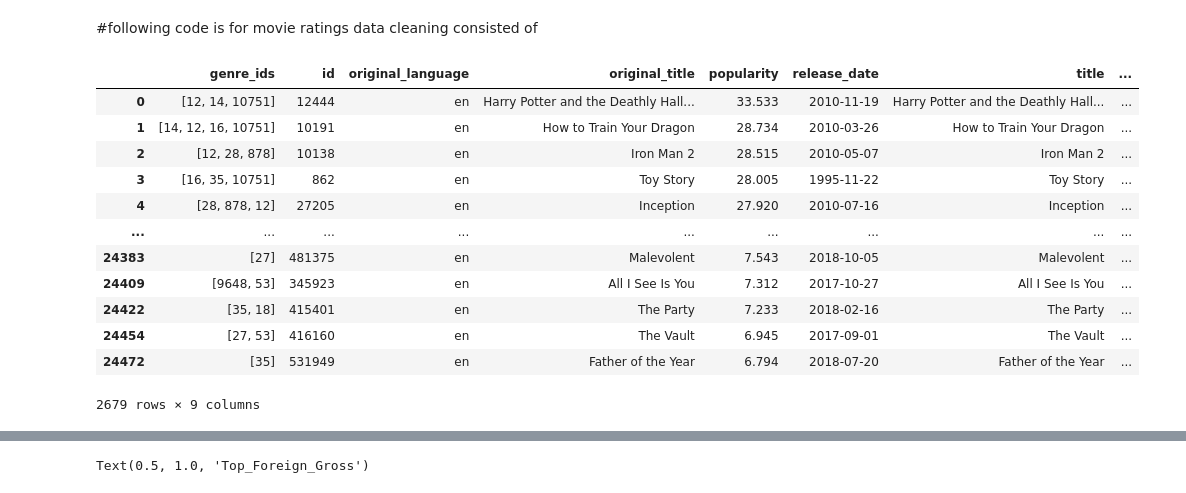
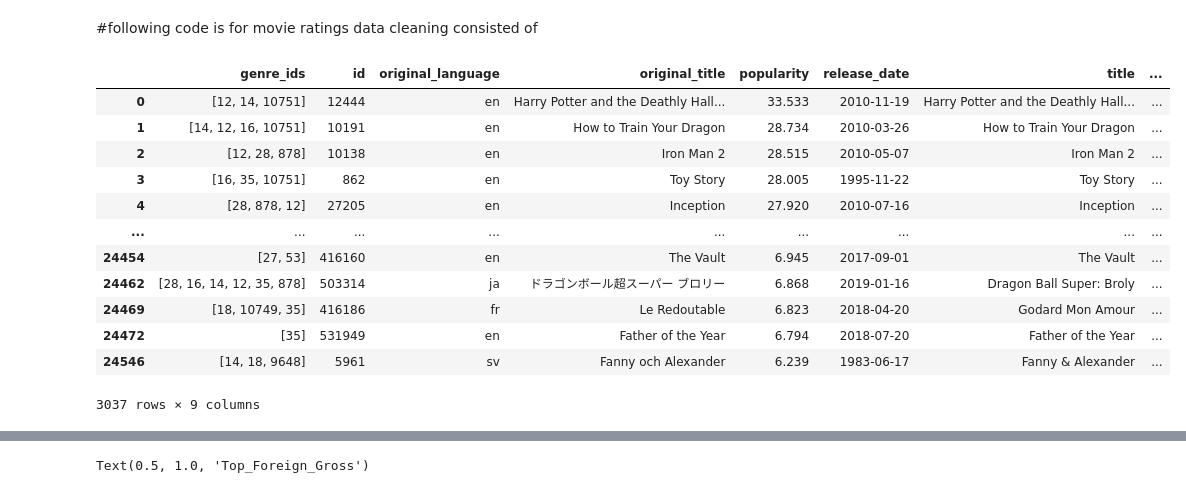
Before and after one commit to jalen253/phase1-project, a Jupyter notebook: student.ipynb, the cells around one changed output, grey strips where cells are left out. Drawn from its saved outputs; the diff is of its cells as text; code cells hidden in the pictures.

```diff
--- a/student.ipynb
+++ b/student.ipynb
@@ -156,29 +149,20 @@ movie_rate2 = pd.read_csv('zippedData/tmdb.movies.csv.gz', index_col = 0)
 # %%
 #want to incude only movies with a solid voter count as some movies had a voter count of 1 and that was there rating.
 #average voter count was 194 so anything less than 150 we do not want to include in our dataset
-movie_rate2['vote_count'].mean()
-movie_rate2.drop(movie_rate2[movie_rate2['vote_count'] <= 151].index, inplace = True)
+movie_rate3['vote_count'].mean()
+movie_rate3.drop(movie_rate3[movie_rate3['vote_count'] <= 151].index, inplace = True)
+movie_rate3
+# %% [output]
+|  | genre_ids | id | original_language | original_title | popularity | release_date | title | ... |
+| 0 | [12, 14, 10751] | 12444 | en | Harry Potter and the Deathly Hall... | 33.533 | 2010-11-19 | Harry Potter and the Deathly Hall... | ... |
+| 1 | [14, 12, 16, 10751] | 10191 | en | How to Train Your Dragon | 28.734 | 2010-03-26 | How to Train Your Dragon | ... |
+| 2 | [12, 28, 878] | 10138 | en | Iron Man 2 | 28.515 | 2010-05-07 | Iron Man 2 | ... |
+| 3 | [16, 35, 10751] | 862 | en | Toy Story | 28.005 | 1995-11-22 | Toy Story | ... |
+| 4 | [28, 878, 12] | 27205 | en | Inception | 27.920 | 2010-07-16 | Inception | ... |
+| ... | ... | ... | ... | ... | ... | ... | ... | ... |
+| 24454 | [27, 53] | 416160 | en | The Vault | 6.945 | 2017-09-01 | The Vault | ... |
+| 24462 | [28, 16, 14, 12, 35, 878] | 503314 | ja | ドラゴンボール超スーパー ブロリー | 6.868 | 2019-01-16 | Dragon Ball Super: Broly | ... |
+| 24469 | [18, 10749, 35] | 416186 | fr | Le Redoutable | 6.823 | 2018-04-20 | Godard Mon Amour | ... |
+| 24472 | [35] | 531949 | en | Father of the Year | 6.794 | 2018-07-20 | Father of the Year | ... |
+| 24546 | [14, 18, 9648] | 5961 | sv | Fanny och Alexander | 6.239 | 1983-06-17 | Fanny & Alexander | ... |
+3037 rows × 9 columns
-# %%
-#next we want to solidif which movies have the highest rating
-movie_rate2.sort_values(['vote_average'], ascending = False)
-
-#upon findin the movies with the highest rating we have discovered that movies in any language other than english
-#is not consistent with our data so we want to eliminate all movies that are not in english
-
-movie_rate2['original_language'].value_counts()
-movie_rate2= movie_rate2[movie_rate2['original_language'] == 'en']
-movie_rate2
-# %% [output]
-|  | genre_ids | id | original_language | original_title | popularity | release_date | title | ... |
-| 0 | [12, 14, 10751] | 12444 | en | Harry Potter and the Deathly Hall... | 33.533 | 2010-11-19 | Harry Potter and the Deathly Hall... | ... |
-| 1 | [14, 12, 16, 10751] | 10191 | en | How to Train Your Dragon | 28.734 | 2010-03-26 | How to Train Your Dragon | ... |
-| 2 | [12, 28, 878] | 10138 | en | Iron Man 2 | 28.515 | 2010-05-07 | Iron Man 2 | ... |
-| 3 | [16, 35, 10751] | 862 | en | Toy Story | 28.005 | 1995-11-22 | Toy Story | ... |
-| 4 | [28, 878, 12] | 27205 | en | Inception | 27.920 | 2010-07-16 | Inception | ... |
-| ... | ... | ... | ... | ... | ... | ... | ... | ... |
-| 24383 | [27] | 481375 | en | Malevolent | 7.543 | 2018-10-05 | Malevolent | ... |
-| 24409 | [9648, 53] | 345923 | en | All I See Is You | 7.312 | 2017-10-27 | All I See Is You | ... |
-| 24422 | [35, 18] | 415401 | en | The Party | 7.233 | 2018-02-16 | The Party | ... |
-| 24454 | [27, 53] | 416160 | en | The Vault | 6.945 | 2017-09-01 | The Vault | ... |
-| 24472 | [35] | 531949 | en | Father of the Year | 6.794 | 2018-07-20 | Father of the Year | ... |
-2679 rows × 9 columns
```
Also changed, not shown: parts of 26 cells of this notebook.
